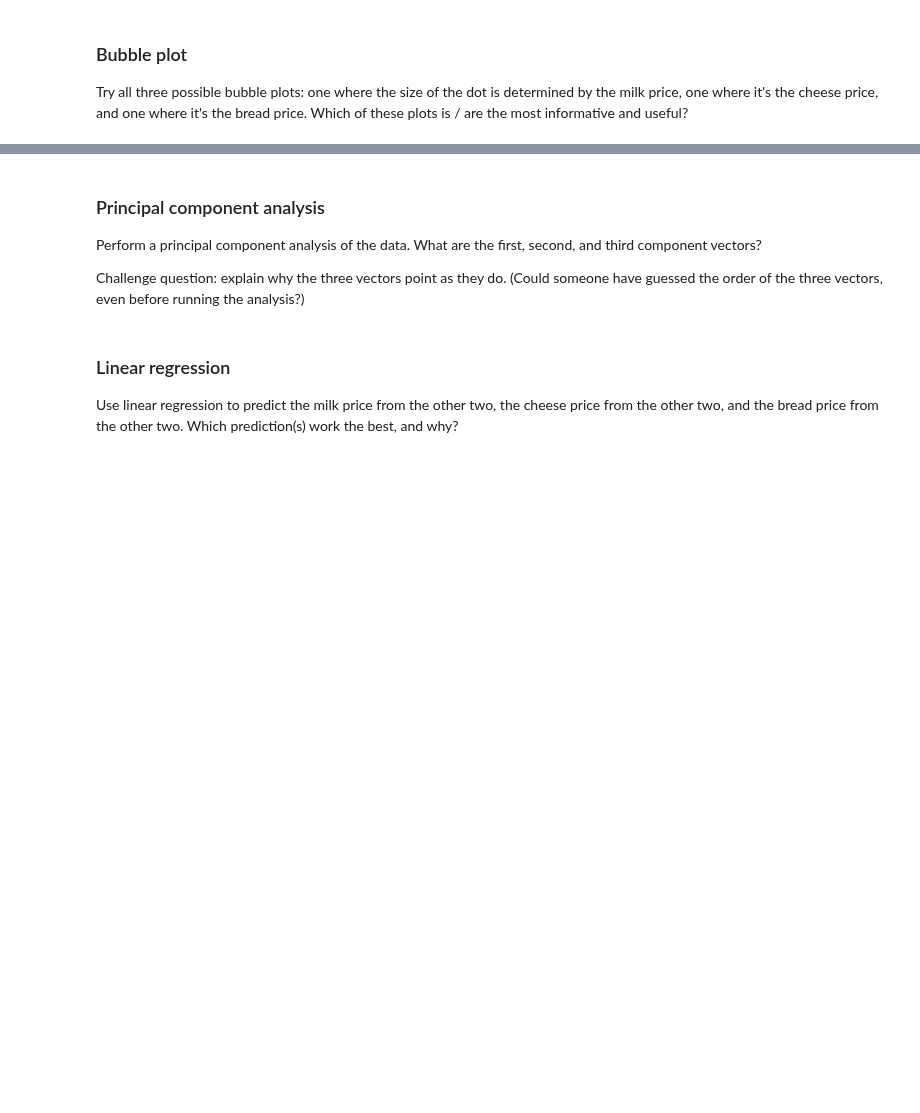
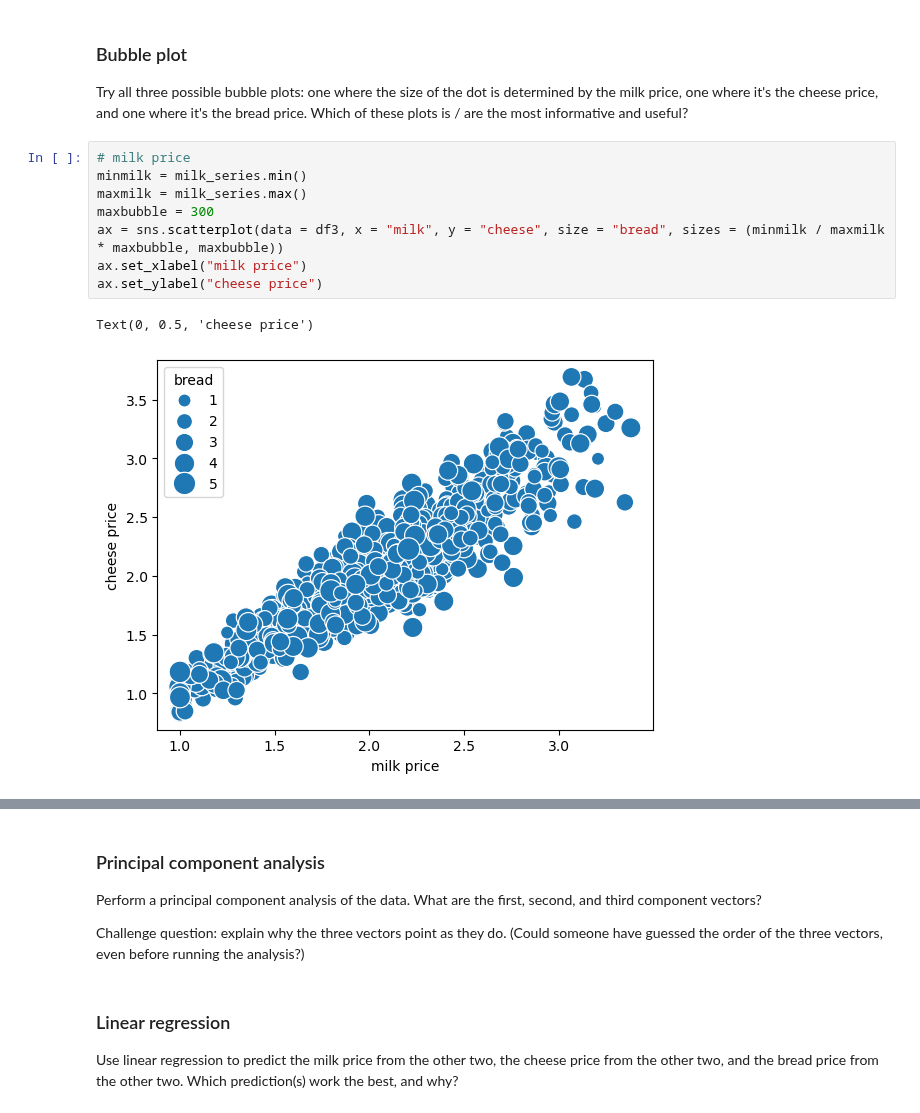
Before and after one commit to veniola/Module-B-semester-2, a Jupyter notebook: OMDS-ModB2-Week8-Eniola-Victoria.ipynb, the cells around one changed output, grey strips where cells are left out. Drawn from its saved outputs; the diff is of its cells as text; blank space fills up the shorter version.

```diff
--- a/OMDS-ModB2-Week8-Eniola-Victoria.ipynb
+++ b/OMDS-ModB2-Week8-Eniola-Victoria.ipynb
@@ -252,3 +278,14 @@ sns.heatmap()
 ### Bubble plot
 
 Try all three possible bubble plots: one where the size of the dot is determined by the milk price, one where it's the cheese price, and one where it's the bread price.  Which of these plots is / are the most informative and useful?
+# %%
+# milk price
+minmilk = milk_series.min()
+maxmilk = milk_series.max()
+maxbubble = 300
+ax = sns.scatterplot(data = df3, x = "milk", y = "cheese", size = "bread", sizes = (minmilk / maxmilk * maxbubble, maxbubble))
+ax.set_xlabel("milk price")
+ax.set_ylabel("cheese price")
+# %% [output]
+Text(0, 0.5, 'cheese price')
+[figure, added]
```
Also changed, not shown: parts of 3 cells of this notebook.
